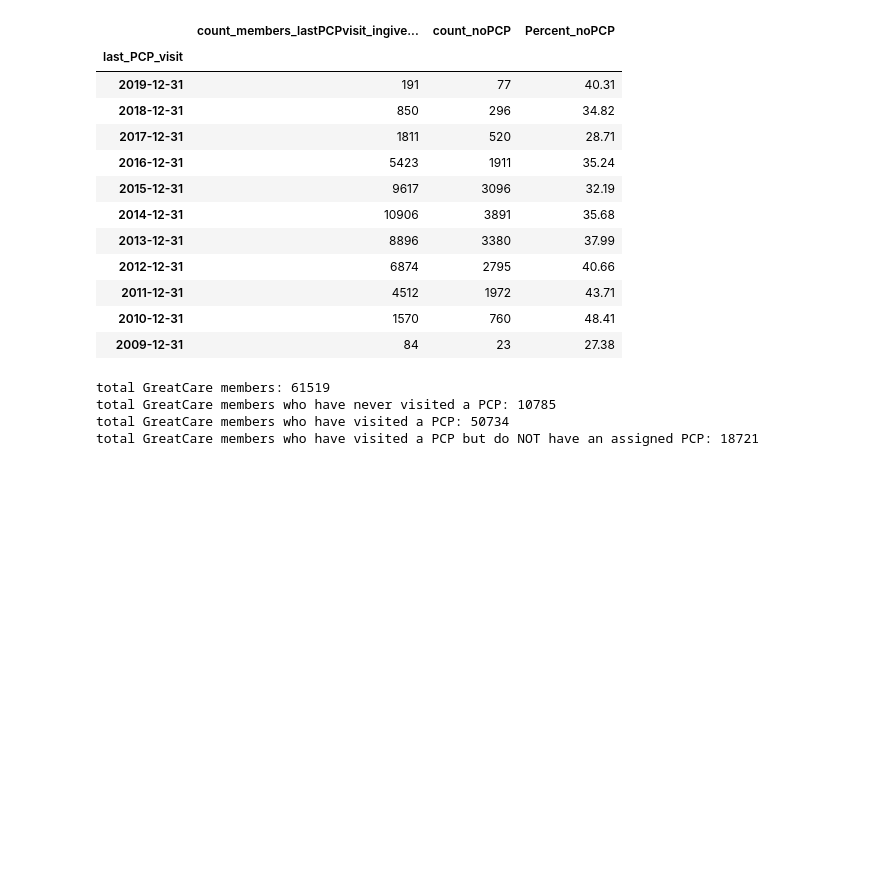
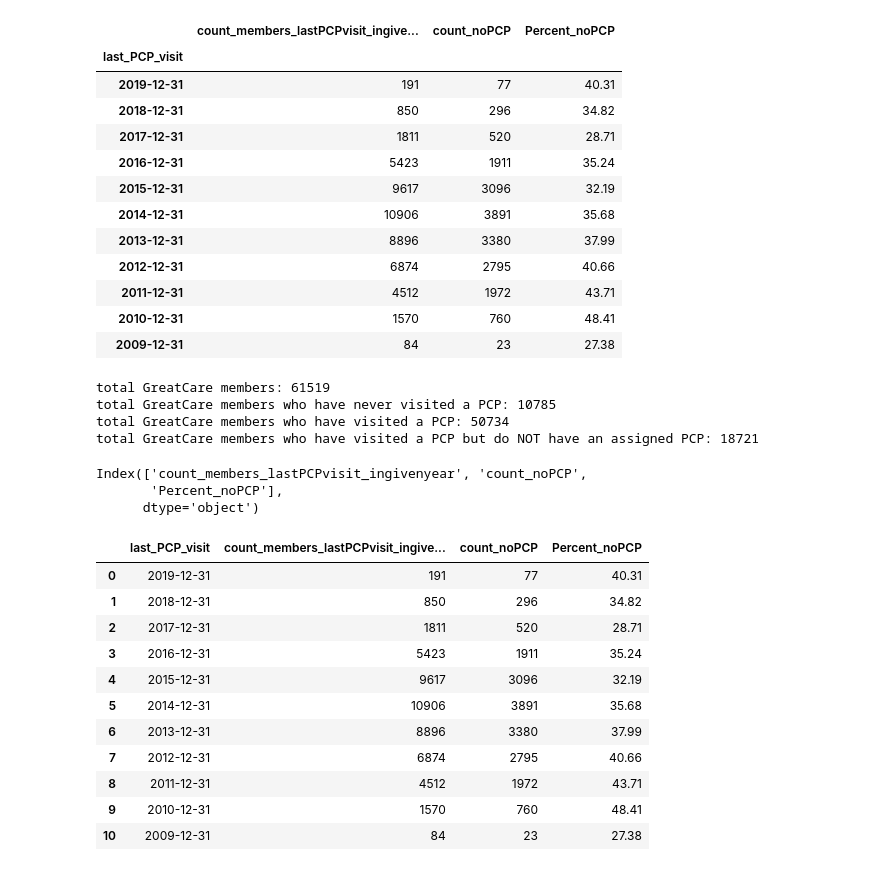
Before and after one commit to simon-mack/hospital_readmission_analysis, a Jupyter notebook: Notebooks/Ursa_pca_Question 5.ipynb, the cells around one changed output. Drawn from its saved outputs; the diff is of its cells as text; code cells hidden in the pictures; blank space fills up the shorter version.

```diff
--- a/Notebooks/Ursa_pca_Question 5.ipynb
+++ b/Notebooks/Ursa_pca_Question 5.ipynb
@@ -249,3 +251,26 @@ total GreatCare members who have visited a PCP: 50734
 total GreatCare members who have visited a PCP but do NOT have an assigned PCP: 18721
 # %%
 by_year_merged_sorted.to_csv('PCP_visits_by_year.csv')
+# %%
+by_year_merged_sorted.columns
+# %% [output]
+Index(['count_members_lastPCPvisit_ingivenyear', 'count_noPCP',
+       'Percent_noPCP'],
+      dtype='object')
+# %%
+by_year_merged_sorted = by_year_merged_sorted.reset_index()
+by_year_merged_sorted.columns = by_year_merged_sorted.columns.map(''.join)
+by_year_merged_sorted
+# %% [output]
+|  | last_PCP_visit | count_members_lastPCPvisit_ingive... | count_noPCP | Percent_noPCP |
+| 0 | 2019-12-31 | 191 | 77 | 40.31 |
+| 1 | 2018-12-31 | 850 | 296 | 34.82 |
+| 2 | 2017-12-31 | 1811 | 520 | 28.71 |
+| 3 | 2016-12-31 | 5423 | 1911 | 35.24 |
+| 4 | 2015-12-31 | 9617 | 3096 | 32.19 |
+| 5 | 2014-12-31 | 10906 | 3891 | 35.68 |
+| 6 | 2013-12-31 | 8896 | 3380 | 37.99 |
+| 7 | 2012-12-31 | 6874 | 2795 | 40.66 |
+| 8 | 2011-12-31 | 4512 | 1972 | 43.71 |
+| 9 | 2010-12-31 | 1570 | 760 | 48.41 |
+| 10 | 2009-12-31 | 84 | 23 | 27.38 |
```
Also changed, not shown: parts of 6 cells of this notebook, 2 other files.
